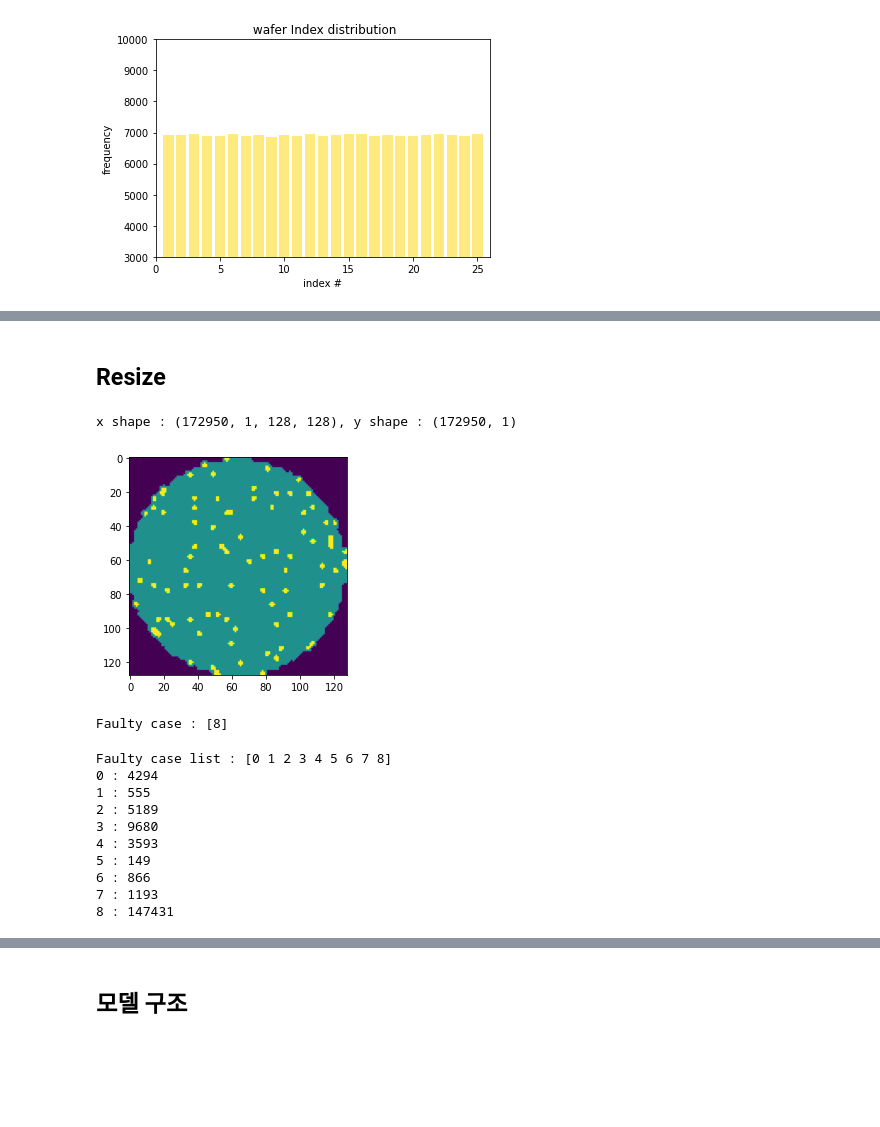
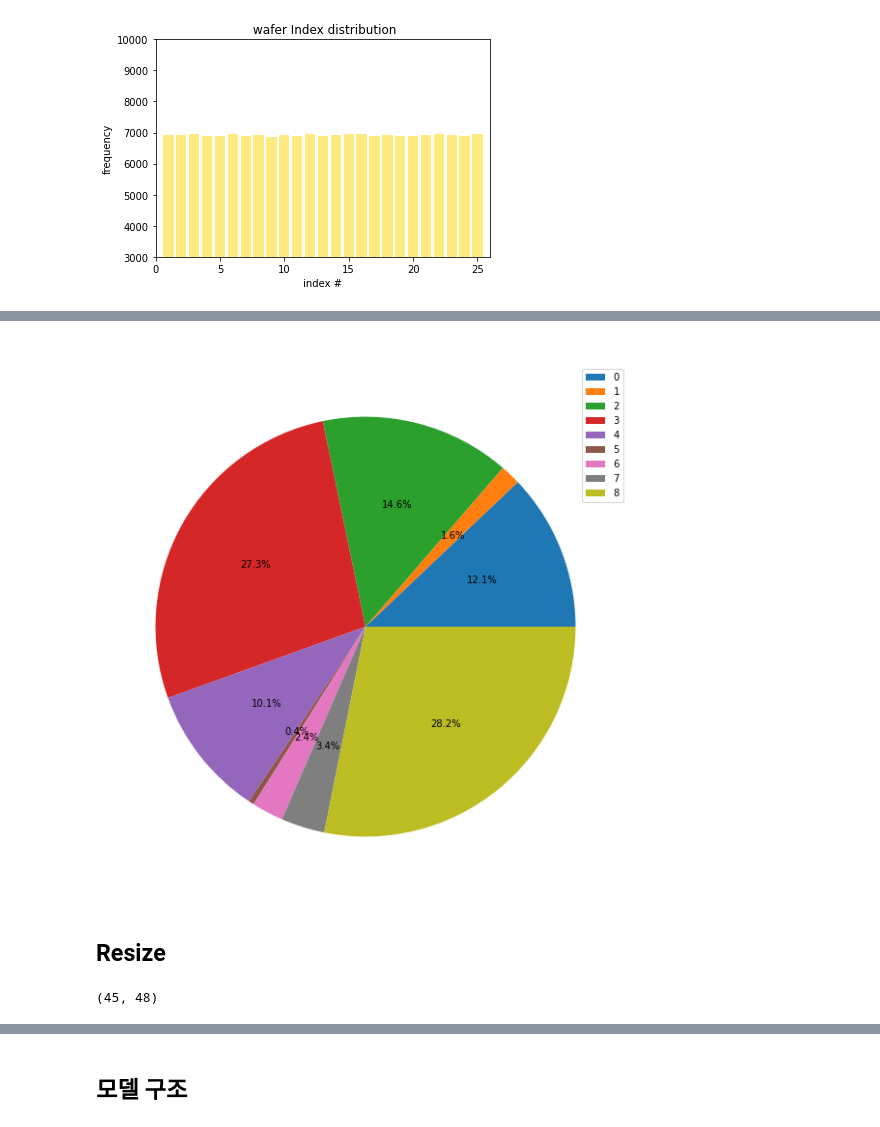
Before and after one commit to Jaewoopudding/2021-2_TNT_Industrial_AI, a Jupyter notebook: TASK2/week2/TASK2-2_JS.ipynb, the cells around one changed output, grey strips where cells are left out. Drawn from its saved outputs; the diff is of its cells as text; code cells hidden in the pictures; blank space fills up the shorter version.

```diff
--- a/TASK2/week2/TASK2-2_JS.ipynb
+++ b/TASK2/week2/TASK2-2_JS.ipynb
@@ -238,0 +228,9 @@ len(df)
+# %%
+y = label
+faulty_case = np.unique(y)
+print('Faulty case list : {}'.format(faulty_case))
+
+faulty_case_dict = {}
+for i, f in enumerate(faulty_case) :
+    print('{} : {}'.format(f, len(y[y==f]))) # y[y==f] : y에서 y==f인 행들만 뽑는다
+    faulty_case_dict[i] = f
@@ -239,2 +248,21 @@ len(df)
+# %%
+# None 드랍 후의 failureType 분포
+
+plt.figure(figsize=(10, 10))
+labels = np.unique(y, return_counts=True)[0]
+counts = np.unique(y, return_counts=True)[1]
+
+pie = plt.pie(x = counts, labels=labels, autopct = "%.1f%%")
+_, texts, autotexts =pie
+for items in texts:
+    items.set_color('white')
+    items.set_fontsize('10')
+for items in autotexts:
+    items.set_fontsize('10')
+plt.title('failureType', color = 'white', fontsize = 20)
+plt.legend()
+plt.show()
+# %% [output]
+[figure, added]
 # %% [markdown]
 ## Resize
@@ -267,39 +269,4 @@ for i in tqdm(range(len(df))):
-# %%
-# check dimension
-W = np.array(W, dtype=np.uint8)
-x = np.array(W, dtype=np.uint8)
-x = x[:,np.newaxis,:,:]
-y = np.array(label, dtype=np.uint8).reshape(-1, 1)
-
-print('x shape : {}, y shape : {}'.format(x.shape, y.shape))
-# %% [output]
-x shape : (172950, 1, 128, 128), y shape : (172950, 1)
-# %%
-# plot 1st data
-plt.imshow(x[0][0])
-plt.show()
-
-# check faulty case
-print('Faulty case : {} '.format(y[500]))
-# %% [output]
-[figure, removed]
-Faulty case : [8]
-# %%
-faulty_case = np.unique(y)
-print('Faulty case list : {}'.format(faulty_case))
-
-faulty_case_dict = {}
-for i, f in enumerate(faulty_case) :
-    print('{} : {}'.format(f, len(y[y==f]))) # y[y==f] : y에서 y==f인 행들만 뽑는다
-    faulty_case_dict[i] = f
-# %% [output]
-Faulty case list : [0 1 2 3 4 5 6 7 8]
-0 : 4294
-1 : 555
-2 : 5189
-3 : 9680
-4 : 3593
-5 : 149
-6 : 866
-7 : 1193
-8 : 147431
+# %%
+df.iloc[0].waferMap.shape # 2차원
+# %% [output]
+(45, 48)
```
Also changed, not shown: parts of 74 cells of this notebook, 1 other file.
